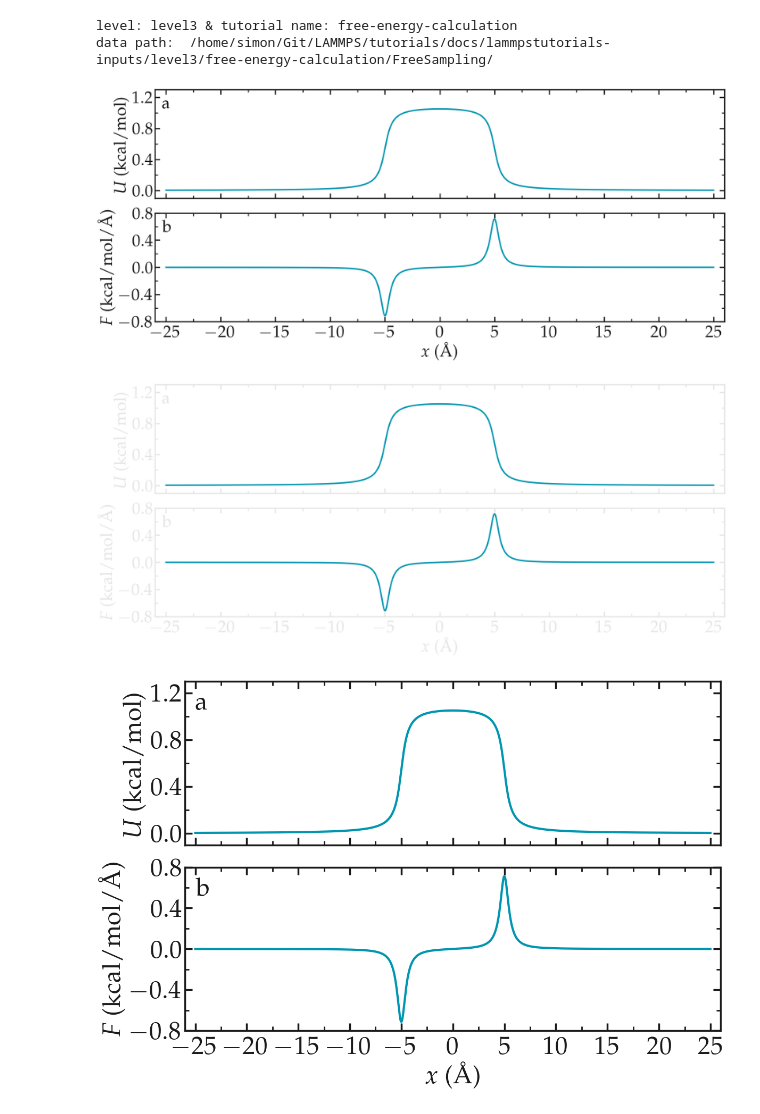
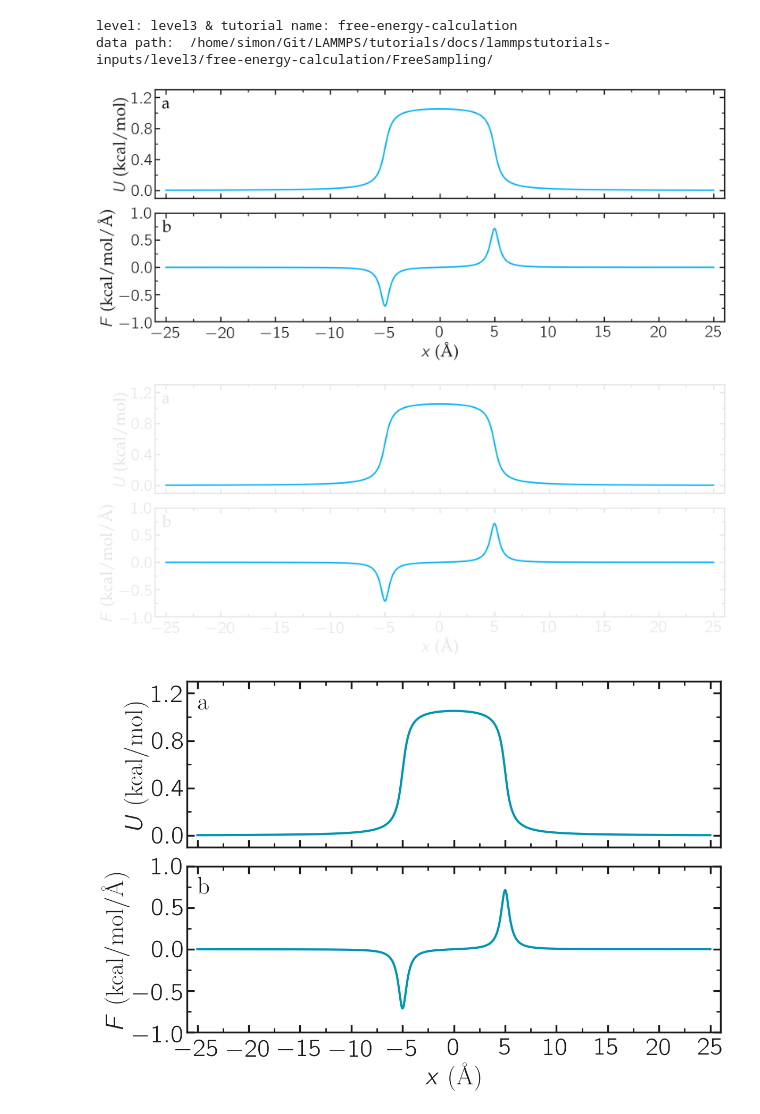
Before and after one commit to lammpstutorials/lammpstutorials.github.io, a Jupyter notebook: docs/sphinx/source/tutorials/figures/level3/free-energy-calculation/potential-pyplot.ipynb, the cells around one changed output. Saved outputs shown, nothing was run; the diff lists cells and outputs as text; code cells hidden in the pictures.

```diff
--- a/docs/sphinx/source/tutorials/figures/level3/free-energy-calculation/potential-pyplot.ipynb
+++ b/docs/sphinx/source/tutorials/figures/level3/free-energy-calculation/potential-pyplot.ipynb
@@ -32,36 +32,36 @@ F = (U0/delta)/(((x - x0)**2)/delta**2 + 1) - (U0/delta)/(((x + x0)**2)/delta**2
 # %%
 filename = "potential"
 for mode, mygray in zip(['light', 'dark'], [colors["mylightgray"], colors["mydarkgray"]]):
     fig = prepare_figure(mode, transparency = True, desired_figsize=(18,8))
     ax, n, l_tot, c_tot = [], 0, 2, 1
     n += 1
     ax.append(plt.subplot(l_tot, c_tot, n))
-    ax[-1].plot(x, U, color=colors["myblue"], linewidth=3)
-    complete_panel(ax[-1], None, r'$U$ (kcal/mol)', legend=False, axis_color=mygray)
+    ax[-1].plot(x, U, color=colors["blue2livecom"], linewidth=3)
+    complete_panel(ax[-1], None, r'$U ~ \textrm{(kcal/mol)}$', legend=False, axis_color=mygray)
     set_boundaries(plt, x_ticks=np.arange(-25, 30, 5), y_ticks=np.arange(0, 1.4, 0.4),
                    x_boundaries=(-26, 26), y_boundaries=(-0.1, 1.3))
     n += 1
     ax.append(plt.subplot(l_tot, c_tot, n))
-    ax[-1].plot(x, F, color=colors["myblue"], linewidth=3)
+    ax[-1].plot(x, F, color=colors["blue2livecom"], linewidth=3)
     complete_panel(ax[-1], r'$x ~ \textrm{(\AA)}$', r'$F ~ \textrm{(kcal/mol/\AA)}$',
                 legend=False, axis_color=mygray, locator_y=2, xpad=8)
     set_boundaries(plt, x_ticks=np.arange(-25, 30, 5), x_boundaries=(-26, 26),
-                   y_ticks=np.arange(-0.8, 0.9, 0.4))
+                   y_ticks=np.arange(-1, 1.1, 0.5))
     add_subplotlabels(fig, ax, [r"$\textrm{a}$", r"$\textrm{b}$"], color=mygray)
     save_figure(plt, fig, mode, git_path, path_figures, filename)
 # %% [output]
-[figure, old version]
+[figure, new version]
-[figure, old version]
+[figure, new version]
 # %%
 filename = "potential-article"
 mode = 'light'
 mygray = colors["mylightgray"]
-fig = prepare_figure(mode, transparency = False, desired_figsize=(12,8))
+fig = prepare_figure(mode, transparency = False, desired_figsize=(12,8), serif=False)
 ax, n, l_tot, c_tot = [], 0, 2, 1
 n += 1
 ax.append(plt.subplot(l_tot, c_tot, n))
 ax[-1].plot(x, U, color=colors["myblue"], linewidth=3)
-complete_panel(ax[-1], None, r'$U$ (kcal/mol)', legend=False, axis_color=mygray)
+complete_panel(ax[-1], None, r'$U ~ \textrm{(kcal/mol)}$', legend=False, axis_color=mygray)
 set_boundaries(plt, x_ticks=np.arange(-25, 30, 5), y_ticks=np.arange(0, 1.4, 0.4),
                 x_boundaries=(-26, 26), y_boundaries=(-0.1, 1.3))
 n += 1
@@ -70,8 +70,8 @@ ax[-1].plot(x, F, color=colors["myblue"], linewidth=3)
 complete_panel(ax[-1], r'$x ~ \textrm{(\AA)}$', r'$F ~ \textrm{(kcal/mol/\AA)}$',
             legend=False, axis_color=mygray, locator_y=2, xpad=8)
 set_boundaries(plt, x_ticks=np.arange(-25, 30, 5), x_boundaries=(-26, 26),
-                y_ticks=np.arange(-0.8, 0.9, 0.4))
+                y_ticks=np.arange(-1, 1.1, 0.5))
 add_subplotlabels(fig, ax, [r"$\textrm{a}$", r"$\textrm{b}$"], color=mygray)
 save_figure(plt, fig, mode, git_path, path_figures, filename)
 # %% [output]
-[figure, old version]
+[figure, new version]
```
Also changed, not shown: 12 other files.
